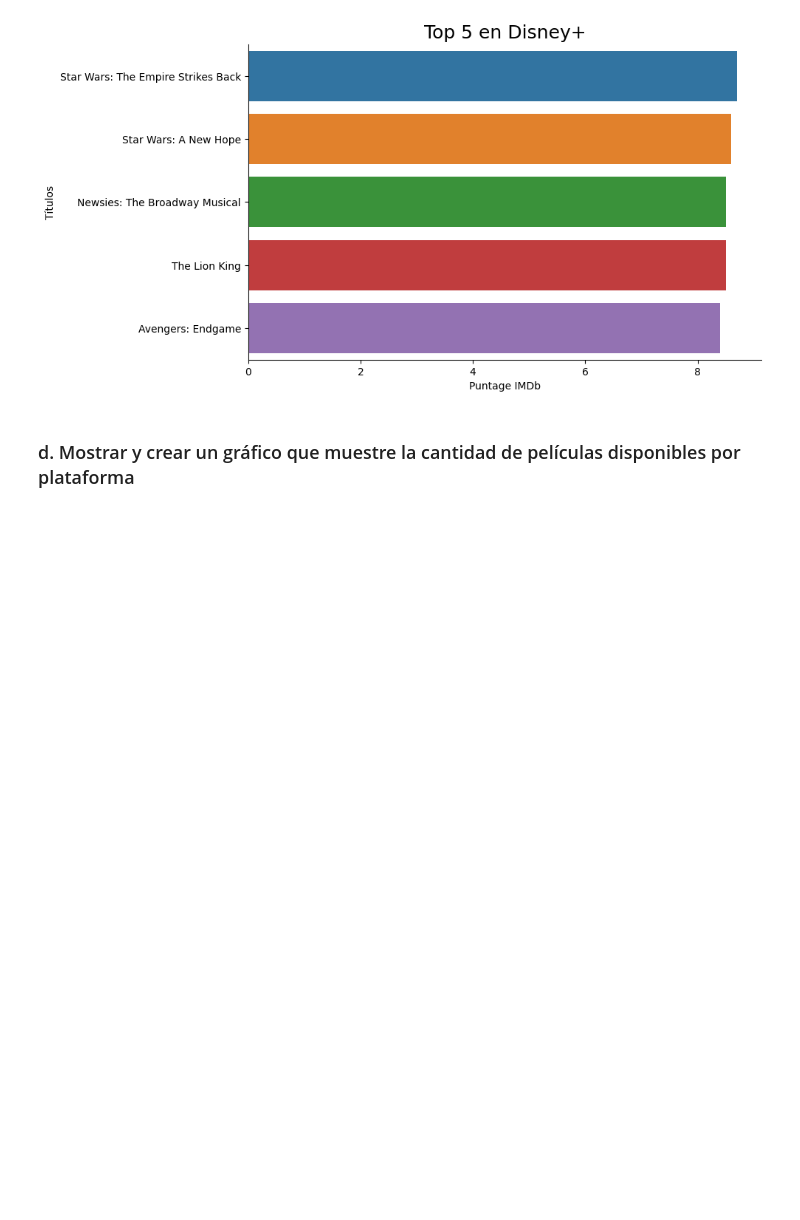
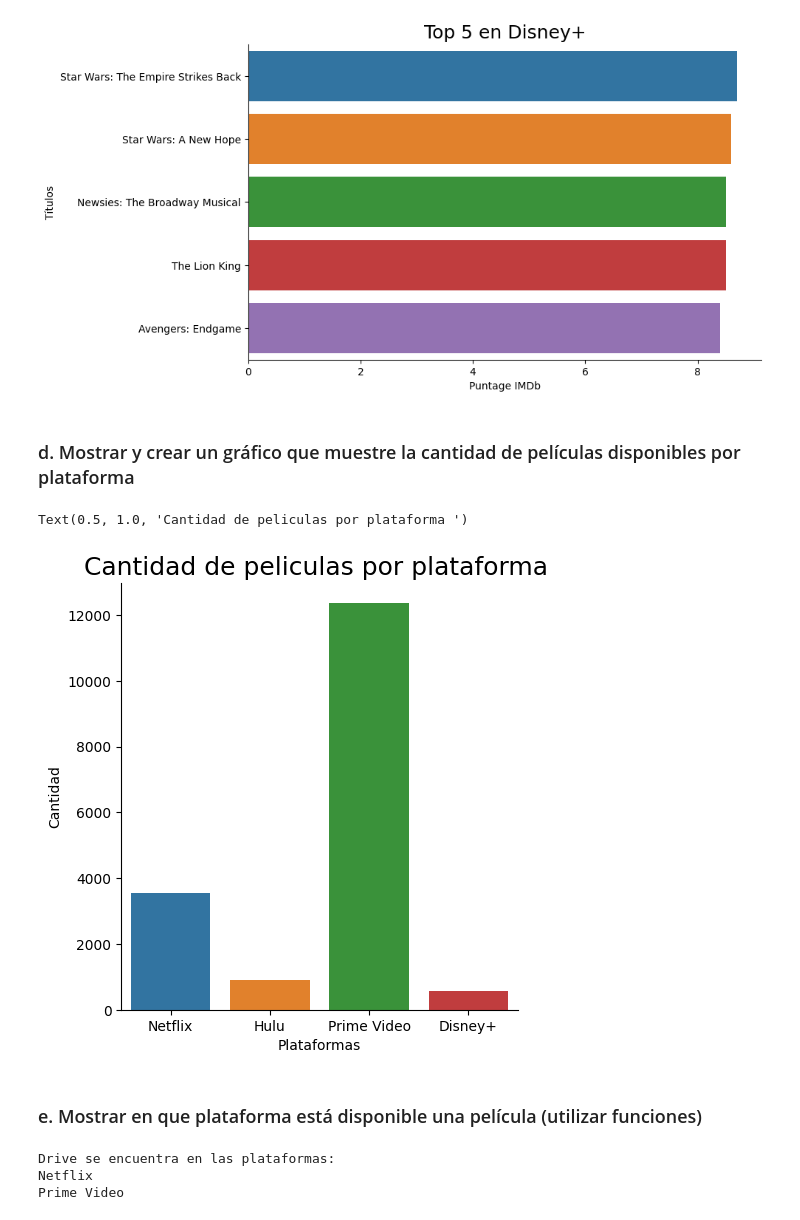
Before and after one commit to villa85/curso_python_2, a Jupyter notebook: Proyecto_III_Visualización_de_Datos/PROYECTO3_YUNIEL_VILLALON_PYTHON20.ipynb, the cells around one changed output. Cells and saved outputs as stored; diff of their text form; code cells hidden in the pictures; blank space fills up the shorter version.

```diff
--- a/Proyecto_III_Visualización_de_Datos/PROYECTO3_YUNIEL_VILLALON_PYTHON20.ipynb
+++ b/Proyecto_III_Visualización_de_Datos/PROYECTO3_YUNIEL_VILLALON_PYTHON20.ipynb
@@ -345,3 +345,33 @@ for i, plataforma in enumerate(streaming):
 [figure]
 # %% [markdown]
 ### d.  Mostrar y crear un gráfico que muestre la cantidad de películas disponibles por plataforma
+# %%
+cant_plataform = df[streaming].sum() # se suman la cantidad de pelis por plataforma
+cant_plataform = pd.DataFrame(cant_plataform)
+cant_plataform = cant_plataform.reset_index()
+cant_plataform.rename(columns={'index':'Plataformas', 0 :'Cantidad'} ,inplace=True) # se renombran las columnas
+ax = sb.catplot(x = "Plataformas", y="Cantidad", data=cant_plataform, kind="bar") # grafico de barrras
+plt.title(f"Cantidad de peliculas por plataforma ", size=18)
+# %% [output]
+Text(0.5, 1.0, 'Cantidad de peliculas por plataforma ')
+[figure, added]
+# %% [markdown]
+### e.  Mostrar en que plataforma está disponible una película (utilizar funciones)
+# %%
+def pelis_search(df):
+    name = input("Ingrese el nombre de la pelicula: ") # se pide nombre de la pelicula
+    peli = df[df["Title"] == name] # se busca la peli en dataframe
+
+    if not peli.empty:
+        print(f"{name} se encuentra en las plataformas:")
+        for i in streaming:
+            if peli[i].iloc[0] == 1:
+                print(f"{i}")
+    else:
+        print(f"La pelicula {name} no fue encontrada")
+
+pelis_search(df)
+# %% [output]
+Drive se encuentra en las plataformas:
+Netflix
+Prime Video
```
Also changed, not shown: parts of 3 cells of this notebook.
